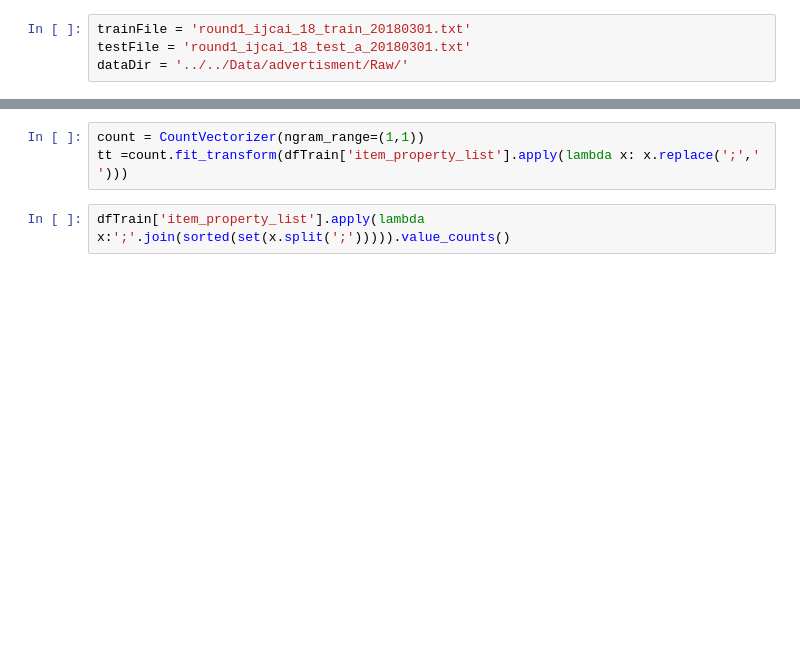
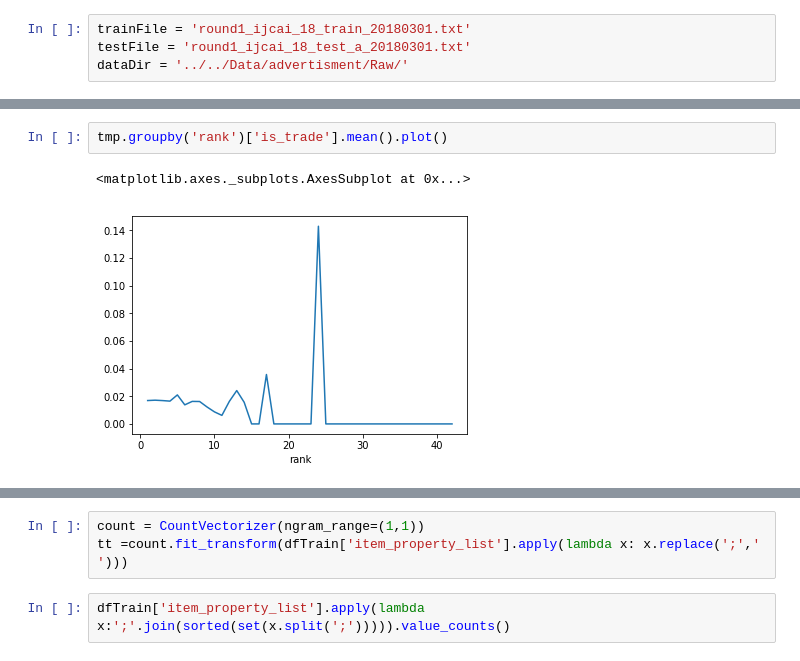
Before and after one commit to MaoLi2018/advertisment, a Jupyter notebook: Code/DAE.ipynb, the cells around one changed output, grey strips where cells are left out. Cells and saved outputs as stored; diff of their text form; blank space fills up the shorter version.

```diff
--- a/Code/DAE.ipynb
+++ b/Code/DAE.ipynb
@@ -12,0 +144,5 @@ dfTest = pd.read_table(dataDir+testFile,sep=' ')
+# %%
+tmp.groupby('rank')['is_trade'].mean().plot()
+# %% [output]
+<matplotlib.axes._subplots.AxesSubplot at 0x...>
+[figure, added]
```
Also changed, not shown: parts of 40 cells of this notebook, 2 other files.
